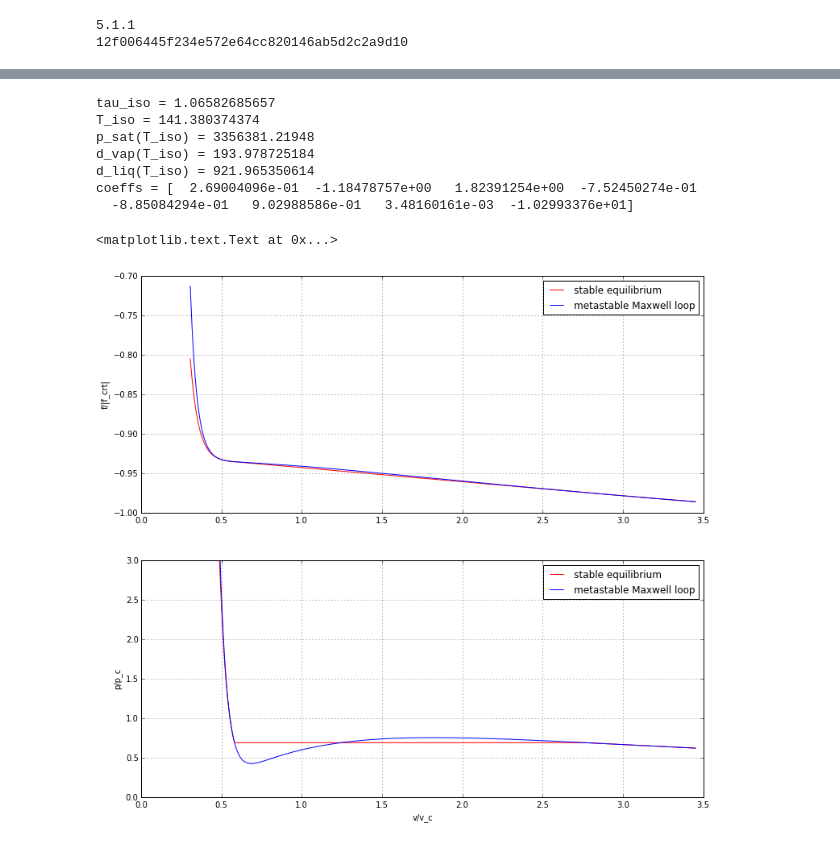
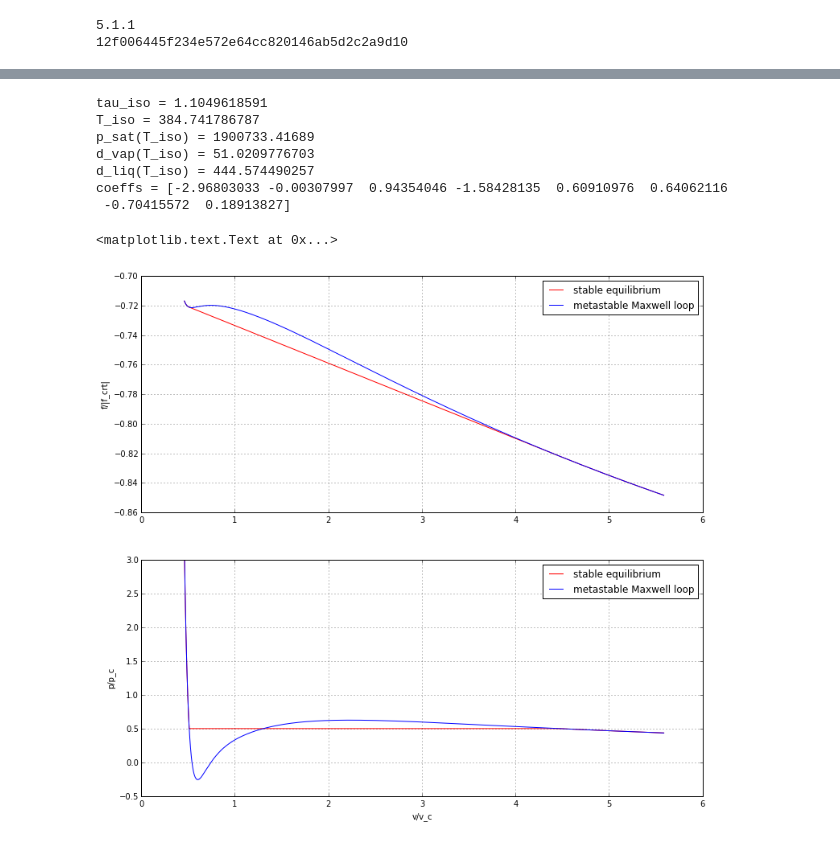
Before and after one commit to CoolProp/CoolProp, a Jupyter notebook: doc/notebooks/Maxwell_Loop.ipynb, the cells around one changed output, grey strips where cells are left out. Drawn from its saved outputs; the diff is of its cells as text; code cells hidden in the pictures.

```diff
--- a/doc/notebooks/Maxwell_Loop.ipynb
+++ b/doc/notebooks/Maxwell_Loop.ipynb
@@ -35,10 +35,10 @@ width = 12.5
 # Calculation of the coefficients for the metastable region interpolation happens in this cell
 
 # Set FluidName
-FluidName = 'Argon'
+FluidName = 'n-Butane'
 nPoints = 1000
-# myIdx =620
-myIdx = int(nPoints-140)
+# pick any int smaller than nPoints
+myIdx = 860
 
 # Constants, triple and critical data
 R = PropsSI('GAS_CONSTANT',FluidName)
@@ -119,14 +119,14 @@ for idx in range(0,nPoints):
     d2P_dDdT_liq[idx] = HEOS.second_partial_deriv(CP.iP, CP.iDmass, CP.iT, CP.iT, CP.iDmass)
 
     # calculate metastable coeffs by solving Ax=b
-    A = np.array([[delta_vap[idx]**5/5, delta_vap[idx]**4/4, delta_vap[idx]**3/3, delta_vap[idx]**2/2, delta_vap[idx], log(delta_vap[idx]), -1/tau_vap[idx]/delta_vap[idx], 1/tau_vap[idx]],
-                  [delta_liq[idx]**5/5, delta_liq[idx]**4/4, delta_liq[idx]**3/3, delta_liq[idx]**2/2, delta_liq[idx], log(delta_liq[idx]), -1/tau_liq[idx]/delta_liq[idx], 1/tau_liq[idx]],
-                  [d_crt*delta_vap[idx]**6, d_crt*delta_vap[idx]**5, d_crt*delta_vap[idx]**4, d_crt*delta_vap[idx]**3, d_crt*delta_vap[idx]**2, d_crt*delta_vap[idx], tau_vap[idx], 0],
-                  [d_crt*delta_liq[idx]**6, d_crt*delta_liq[idx]**5, d_crt*delta_liq[idx]**4, d_crt*delta_liq[idx]**3, d_crt*delta_liq[idx]**2, d_crt*delta_liq[idx], tau_liq[idx], 0],
-                  [6*delta_vap[idx]**5, 5*delta_vap[idx]**4, 4*delta_vap[idx]**3, 3*delta_vap[idx]**2, 2*delta_vap[idx], 1, 0, 0],
-                  [6*delta_liq[idx]**5, 5*delta_liq[idx]**4, 4*delta_liq[idx]**3, 3*delta_liq[idx]**2, 2*delta_liq[idx], 1, 0, 0],
-                  [30*delta_vap[idx]**4/d_crt, 20*delta_vap[idx]**3/d_crt, 12*delta_vap[idx]**2/d_crt, 6*delta_vap[idx]/d_crt, 2/d_crt, 0, 0, 0],
-                  [30*delta_liq[idx]**4/d_crt, 20*delta_liq[idx]**3/d_crt, 12*delta_liq[idx]**2/d_crt, 6*delta_liq[idx]/d_crt, 2/d_crt, 0, 0, 0]])
+    A = np.array([  [1/tau_vap[idx], -1/delta_vap[idx]/tau_vap[idx],  log(delta_vap[idx]),          delta_vap[idx],     delta_vap[idx]**2/2,       delta_vap[idx]**3/3,         delta_vap[idx]**4/4,        delta_vap[idx]**5/5 ],
+                    [1/tau_liq[idx], -1/delta_liq[idx]/tau_liq[idx],  log(delta_liq[idx]),          delta_liq[idx],     delta_liq[idx]**2/2,       delta_liq[idx]**3/3,         delta_liq[idx]**4/4,        delta_liq[idx]**5/5 ],
+                    [             0,             d_crt/tau_vap[idx], d_crt*delta_vap[idx], d_crt*delta_vap[idx]**2, d_crt*delta_vap[idx]**3,    d_crt*delta_vap[idx]**4,    d_crt*delta_vap[idx]**5,    d_crt*delta_vap[idx]**6 ],
+                    [             0,             d_crt/tau_liq[idx], d_crt*delta_liq[idx], d_crt*delta_liq[idx]**2, d_crt*delta_liq[idx]**3,    d_crt*delta_liq[idx]**4,    d_crt*delta_liq[idx]**5,    d_crt*delta_liq[idx]**6 ],
+                    [             0,                              0,                    1,        2*delta_vap[idx],     3*delta_vap[idx]**2,        4*delta_vap[idx]**3,        5*delta_vap[idx]**4,        6*delta_vap[idx]**5 ],
+                    [             0,                              0,                    1,        2*delta_liq[idx],     3*delta_liq[idx]**2,        4*delta_liq[idx]**3,        5*delta_liq[idx]**4,        6*delta_liq[idx]**5 ],
+                    [             0,                              0,                    0,                 2/d_crt,  6*delta_vap[idx]/d_crt, 12*delta_vap[idx]**2/d_crt, 20*delta_vap[idx]**3/d_crt, 30*delta_vap[idx]**4/d_crt ],
+                    [             0,                              0,                    0,                 2/d_crt,  6*delta_liq[idx]/d_crt, 12*delta_liq[idx]**2/d_crt, 20*delta_liq[idx]**3/d_crt, 30*delta_liq[idx]**4/d_crt ]])
     A = Rs*T_crt*A
     b = np.array([f_vap[idx], f_liq[idx], p_vap[idx], p_liq[idx], dP_dD_T_vap[idx], dP_dD_T_liq[idx], d2P_dD2_T_vap[idx], d2P_dD2_T_liq[idx]])
     x[idx] = solve(A,b)
@@ -235,14 +235,14 @@ print("p_sat(T_iso) = " + str(p_iso))
 print("d_vap(T_iso) = " + str(d_vap[myIdx]))
 print("d_liq(T_iso) = " + str(d_liq[myIdx]))
 
-# copy coeffs of that point
+# copy coeffs of that single point
 c = x[myIdx,:]
 print("coeffs = " + str(c))
 
 # get a density range
 d_min = 0.8*d_vap[myIdx]
-d_max = 1.9*d_liq[myIdx]
-#d_max = PropsSI('D','T',T_iso,'P',p_max,FluidName)
+# d_max = 1.9*d_liq[myIdx]
+d_max = PropsSI('D','T',T_iso,'P',p_max,FluidName)
 rhos = np.linspace(d_min, d_max, num=nPoints)
 #rhos = np.linspace(d_trp_vap, d_trp_liq, num=nPoints)
 deltas = rhos/d_crt
@@ -258,42 +258,41 @@ ps = np.ones(nPoints)
 fms = np.ones(nPoints)
 pms = np.ones(nPoints)
 for idx in range(0,nPoints):
     # stable
     HEOS.update(CP.DmassT_INPUTS, rhos[idx], T_iso)
     ps[idx] = HEOS.p()
     #fs[idx] = Rs*T_iso*(HEOS.alpha0() + HEOS.alphar())
     fs[idx] = HEOS.umass() - T_iso*HEOS.smass()
     # meta stable interpolation
-    fms[idx] = Rs*T_crt*( c[0]*deltas[idx]**5/5 +c[1]*deltas[idx]**4/4 +c[2]*deltas[idx]**3/3 +c[3]*deltas[idx]**2/2 +c[4]*deltas[idx] +c[5]*log(deltas[idx]) -c[6]/tau_iso/deltas[idx] +c[7]/tau_iso)
-    pms[idx] = Rs*T_crt*( c[0]*d_crt*deltas[idx]**6  +c[1]*d_crt*deltas[idx]**5  +c[2]*d_crt*deltas[idx]**4  +c[3]*d_crt*deltas[idx]**3  +c[4]*d_crt*deltas[idx]**2 +c[5]*d_crt*deltas[idx] +c[6]*tau_iso)
-
+    fms[idx] = Rs*T_crt*( +c[0]/tau_iso -c[1]/tau_iso/deltas[idx] +c[2]*log(deltas[idx]) +c[3]*deltas[idx]    +c[4]*deltas[idx]**2/2 +c[5]*deltas[idx]**3/3 +c[6]*deltas[idx]**4/4 +c[7]*deltas[idx]**5/5 )
+    pms[idx] = Rs*T_crt*d_crt*( 0       +c[1]/tau_iso             +c[2]*deltas[idx]      +c[3]*deltas[idx]**2 +c[4]*deltas[idx]**3   +c[5]*deltas[idx]**4   +c[6]*deltas[idx]**5   +c[7]*deltas[idx]**6   )
 
 # now plot
 plt.figure(figsize=(width,width*3/2/golden))
 
 plt.subplot(2,1,1)
 plt.plot(vs/v_crt, fs/abs(f_crt), color='red', label='stable equilibrium')
 plt.plot(vs/v_crt, fms/abs(f_crt), color='blue', label='metastable Maxwell loop')
 plt.grid(b=True, linestyle=':')
 plt.legend(loc='upper right')
 plt.ylabel('f/|f_crt|')
 
 plt.subplot(2,1,2)
 plt.plot(vs/v_crt, ps/p_crt, color='red', label='stable equilibrium')
 plt.plot(vs/v_crt, pms/p_crt, color='blue', label='metastable Maxwell loop')
 plt.ylim(ymax=3)
 plt.grid(b=True, linestyle=':')
 plt.legend(loc='upper right')
 plt.ylabel('p/p_c')
 plt.xlabel('v/v_c')
 # %% [output]
-tau_iso = 1.06582685657
-T_iso = 141.380374374
-p_sat(T_iso) = 3356381.21948
-d_vap(T_iso) = 193.978725184
-d_liq(T_iso) = 921.965350614
-coeffs = [  2.69004096e-01  -1.18478757e+00   1.82391254e+00  -7.52450274e-01
-  -8.85084294e-01   9.02988586e-01   3.48160161e-03  -1.02993376e+01]
+tau_iso = 1.1049618591
+T_iso = 384.741786787
+p_sat(T_iso) = 1900733.41689
+d_vap(T_iso) = 51.0209776703
+d_liq(T_iso) = 444.574490257
+coeffs = [-2.96803033 -0.00307997  0.94354046 -1.58428135  0.60910976  0.64062116
+ -0.70415572  0.18913827]
 <matplotlib.text.Text at 0x...>
-[figure, old version]
+[figure, new version]
 # %%
```
Also changed, not shown: parts of 4 cells of this notebook.
